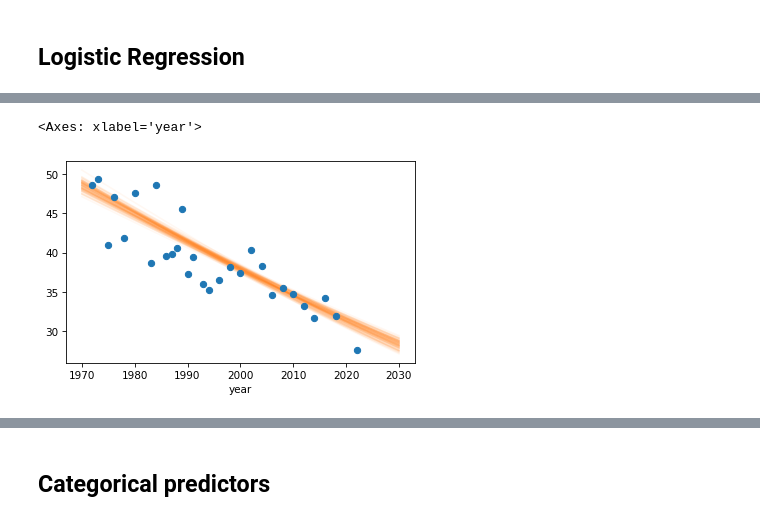
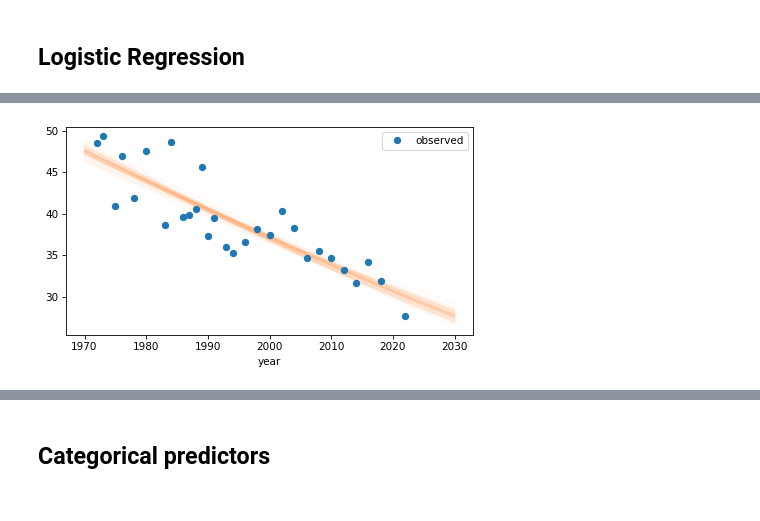
Before and after one commit to AllenDowney/SurveyDataPyMC, a Jupyter notebook: notebooks/01_logistic_regression.ipynb, the cells around one changed output, grey strips where cells are left out. Saved outputs shown, nothing was run; the diff lists cells and outputs as text; code cells hidden in the pictures.

```diff
--- a/notebooks/01_logistic_regression.ipynb
+++ b/notebooks/01_logistic_regression.ipynb
@@ -375,0 +325,10 @@ def get_sample(idata, var_name):
+# %%
+def get_sample(idata, var_name):
+    """Extract a posterior sample from idata
+
+    idata: InferenceData object
+    var_name: string
+
+    returns: NumPy array
+    """
+    return idata.posterior[var_name].stack(sample=["chain", "draw"])
@@ -375,0 +337,5 @@ def get_sample(idata, var_name):
+# %%
+# Collect posterior draws of alpha and beta
+alphas = get_sample(idata, "alpha").values
+betas = get_sample(idata, "beta").values
+betas.shape
@@ -375,0 +345,6 @@ def get_sample(idata, var_name):
+# %%
+# Sample 100 from the posterior
+idx = np.random.choice(len(alpha_samples), size=100, replace=False)
+alpha_samples = alphas[idx]
+beta_samples = betas[idx]
+beta_samples.shape
@@ -375,0 +354,4 @@ def get_sample(idata, var_name):
+# %%
+# Range of years to predict
+year_range = np.arange(1970, 2031)
+year_centered = year_range - year_shift
@@ -376,28 +360,13 @@ def get_sample(idata, var_name):
 # %%
 from scipy.special import expit
-
-# Range of years to predict
-years = np.arange(1970, 2031)
-
-# Center years the same way we did in the model
-year_centered = years - gss["year"].mean()
-
-# Collect posterior draws of alpha and beta
-alpha_samples = get_sample(idata, "alpha")
-beta_samples = get_sample(idata, "beta")
-
-# Sample 100 from the posterior
-idx = np.random.choice(len(alpha_samples), size=100, replace=False)
-alpha_samples = alpha_samples[idx]
-beta_samples = beta_samples[idx]
 
 for alpha, beta in zip(alpha_samples, beta_samples):
     logits = alpha + beta * year_centered
     probs = expit(logits) * 100
-    plt.plot(years, probs, color="C1", alpha=0.05)
+    plt.plot(years, probs, color="C1", alpha=0.02)
 
-time_series.plot(style="o")
+time_series.plot(style="o", label="observed")
+decorate()
 # %% [output]
-<Axes: xlabel='year'>
-[figure, old version]
+[figure, new version]
 [interactive output not drawn]
```
Also changed, not shown: parts of 41 cells of this notebook, 1 other file.
